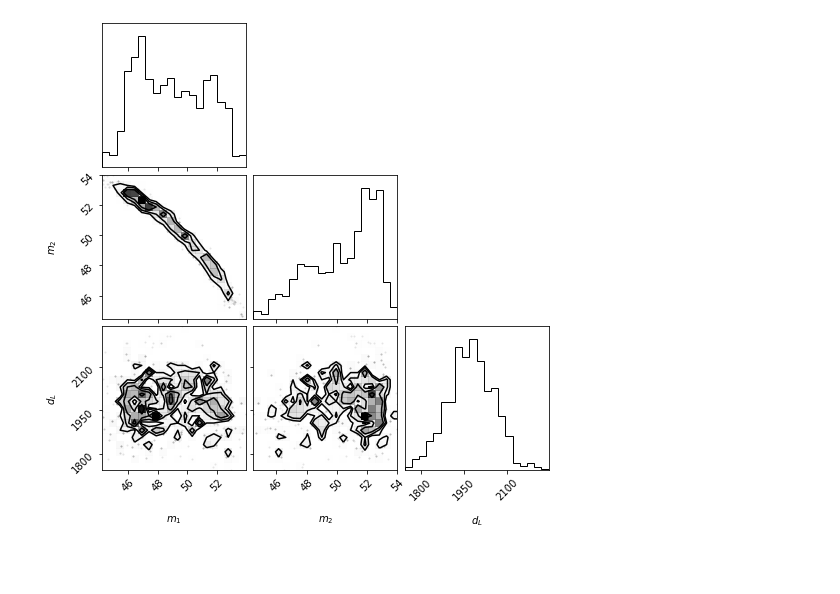
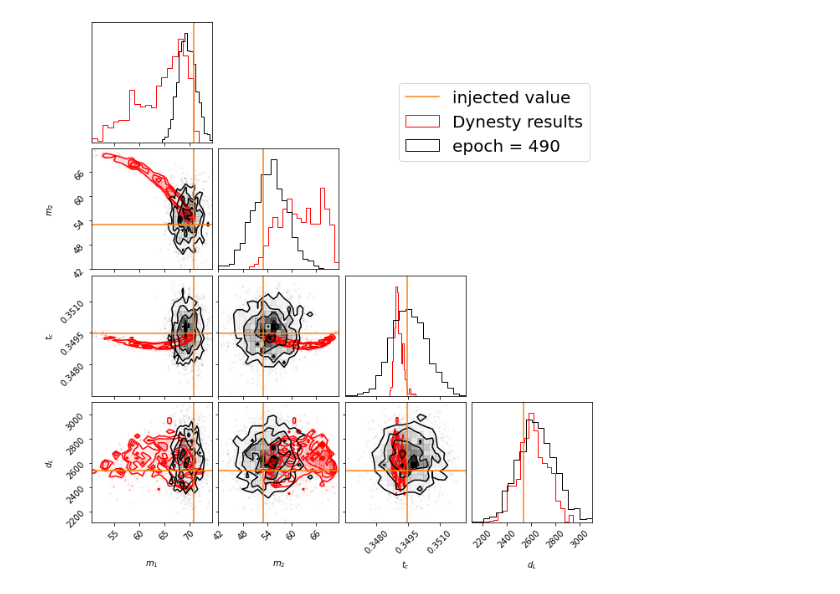
Before and after one commit to nj2nu/Re_CVAE, a Jupyter notebook: 03_gen_posterior.ipynb, the cells around one changed output. Drawn from its saved outputs; the diff is of its cells as text; code cells hidden in the pictures; blank space fills up the shorter version.

```diff
--- a/03_gen_posterior.ipynb
+++ b/03_gen_posterior.ipynb
@@ -3,27 +3,29 @@ import bilby
 import matplotlib.pyplot as plt
 
 %matplotlib inline
+# %%
+value_inject = [7.08928715e+01, 5.30814653e+01, 3.49477788e-01, 2.53862542e+03]
 # %%
 duration = 1
-sampling_frequency = 2048
-outdir = "visualising_the_results"
+sampling_frequency = 1024
+outdir = "visualising_the_results_new"
 label = "example"
 
 injection_parameters = dict(
-    mass_1=50.0,
-    mass_2=50.0,
+    mass_1=70.8928715,
+    mass_2=53.0814653,
+    geocent_time=0.349477788,
     a_1=0.0,
     a_2=0.0,
     tilt_1=0.0,
     tilt_2=1.0,
     phi_12=0.0,
     phi_jl=0.0,
-    luminosity_distance=2000.0,
+    luminosity_distance=2538.62542,
     theta_jn=0.0,
     phase=0.0,
     ra=1.375,
     dec=-1.2108,
-    geocent_time=0.0,
     psi=2.659,
 )
 # %%
@@ -78,10 +80,13 @@ _ = ifos.inject_signal(
 # first, set up all priors to be equal to a delta function at their designated value
 priors = bilby.gw.prior.BBHPriorDict(injection_parameters.copy())
 # then, reset the priors on the masses and luminosity distance to conduct a search over these parameters
-priors["mass_1"] = bilby.core.prior.Uniform(25, 70, "mass_1")
-priors["mass_2"] = bilby.core.prior.Uniform(25, 70, "mass_2")
+priors["mass_1"] = bilby.core.prior.Uniform(35, 80, "mass_1")
+priors["mass_2"] = bilby.core.prior.Uniform(35, 80, "mass_2")
+priors["geocent_time"] = bilby.core.prior.Uniform(
+    0.15, 0.35, "geocent_time"
+)
 priors["luminosity_distance"] = bilby.core.prior.Uniform(
-    400, 4000, "luminosity_distance"
+    1000, 3000, "luminosity_distance"
 )
 # %%
 # compute the likelihoods
@@ -156,10 +139,16 @@ plt.close()
 # %%
 import corner
 
+# value_inject = [74.8836223,70.7735457,0.216463133,2636.40961]
 samples = result.samples
 labels = result.parameter_labels
-fig = corner.corner(samples, labels=labels)
-plt.show()
-plt.close()
+fig = corner.corner(samples, labels=labels, color = 'red')
+corner.overplot_lines(fig, value_inject, color="C1")
+train_results = np.load('train_like_490.npy')
+idx = np.random.randint(10000, size = samples.shape[0])
+train_results_sub = train_results[idx,:]
+corner.corner(train_results_sub, fig=fig)
+plt.legend(['injected value','Dynesty results','epoch = 490'],loc = [-0.6,3],fontsize = 20)
+fig.savefig('comparison.png')
 # %% [output]
-[figure, old version]
+[figure, new version]
```
Also changed, not shown: parts of 8 cells of this notebook, 6 other files.
